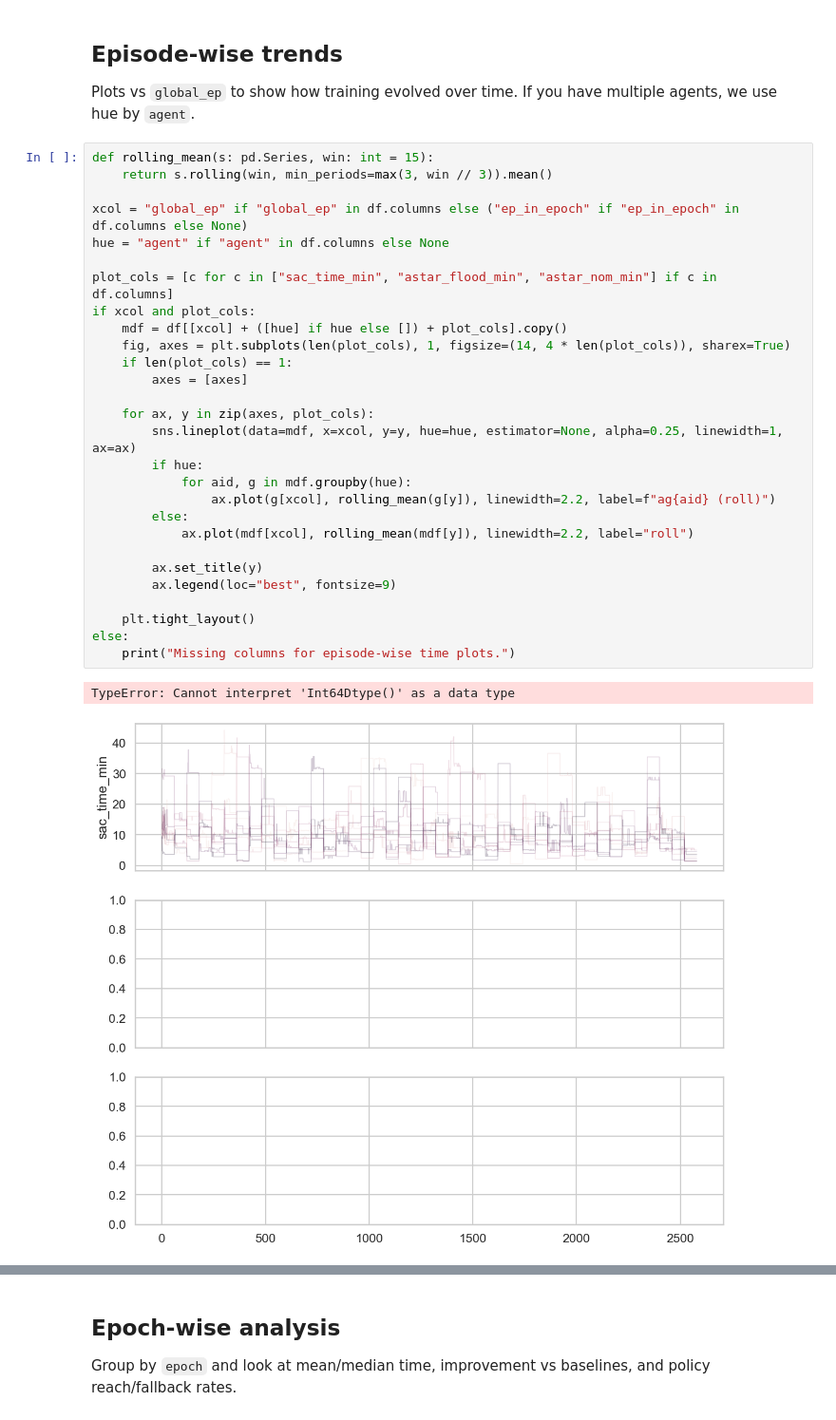
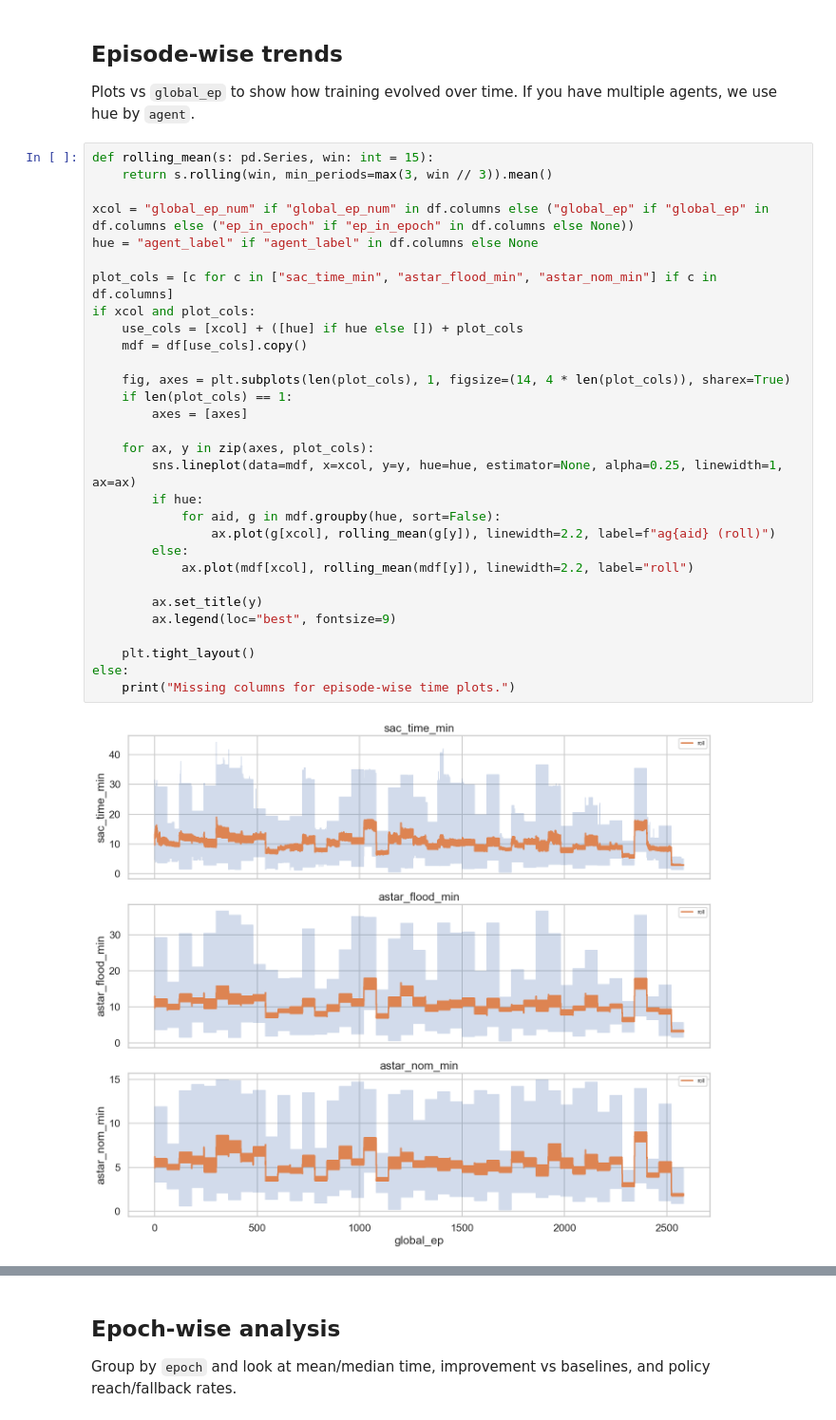
Before and after one commit to ParamVeerJain/Mumbai-Traffic-Prediction-and-Navigation-using-Deep-Learning, a Jupyter notebook: backend/data generation/comparison.ipynb, the cells around one changed output, grey strips where cells are left out. Shown at 95% size. Drawn from its saved outputs; the diff is of its cells as text.

```diff
--- a/backend/data generation/comparison.ipynb
+++ b/backend/data generation/comparison.ipynb
@@ -161,34 +161,35 @@ Plots vs `global_ep` to show how training evolved over time. If you have multipl
 # %%
 def rolling_mean(s: pd.Series, win: int = 15):
     return s.rolling(win, min_periods=max(3, win // 3)).mean()
 
-xcol = "global_ep" if "global_ep" in df.columns else ("ep_in_epoch" if "ep_in_epoch" in df.columns else None)
-hue = "agent" if "agent" in df.columns else None
+xcol = "global_ep_num" if "global_ep_num" in df.columns else ("global_ep" if "global_ep" in df.columns else ("ep_in_epoch" if "ep_in_epoch" in df.columns else None))
+hue = "agent_label" if "agent_label" in df.columns else None
 
 plot_cols = [c for c in ["sac_time_min", "astar_flood_min", "astar_nom_min"] if c in df.columns]
 if xcol and plot_cols:
-    mdf = df[[xcol] + ([hue] if hue else []) + plot_cols].copy()
+    use_cols = [xcol] + ([hue] if hue else []) + plot_cols
+    mdf = df[use_cols].copy()
+
     fig, axes = plt.subplots(len(plot_cols), 1, figsize=(14, 4 * len(plot_cols)), sharex=True)
     if len(plot_cols) == 1:
         axes = [axes]
 
     for ax, y in zip(axes, plot_cols):
         sns.lineplot(data=mdf, x=xcol, y=y, hue=hue, estimator=None, alpha=0.25, linewidth=1, ax=ax)
         if hue:
-            for aid, g in mdf.groupby(hue):
+            for aid, g in mdf.groupby(hue, sort=False):
                 ax.plot(g[xcol], rolling_mean(g[y]), linewidth=2.2, label=f"ag{aid} (roll)")
         else:
             ax.plot(mdf[xcol], rolling_mean(mdf[y]), linewidth=2.2, label="roll")
 
         ax.set_title(y)
         ax.legend(loc="best", fontsize=9)
 
     plt.tight_layout()
 else:
     print("Missing columns for episode-wise time plots.")
 # %% [output]
-TypeError: Cannot interpret 'Int64Dtype()' as a data type
-[figure, old version]
+[figure, new version]
 # %%
 # Reward + policy reach / fallback over episodes
 
```
Also changed, not shown: parts of 4 cells of this notebook.
